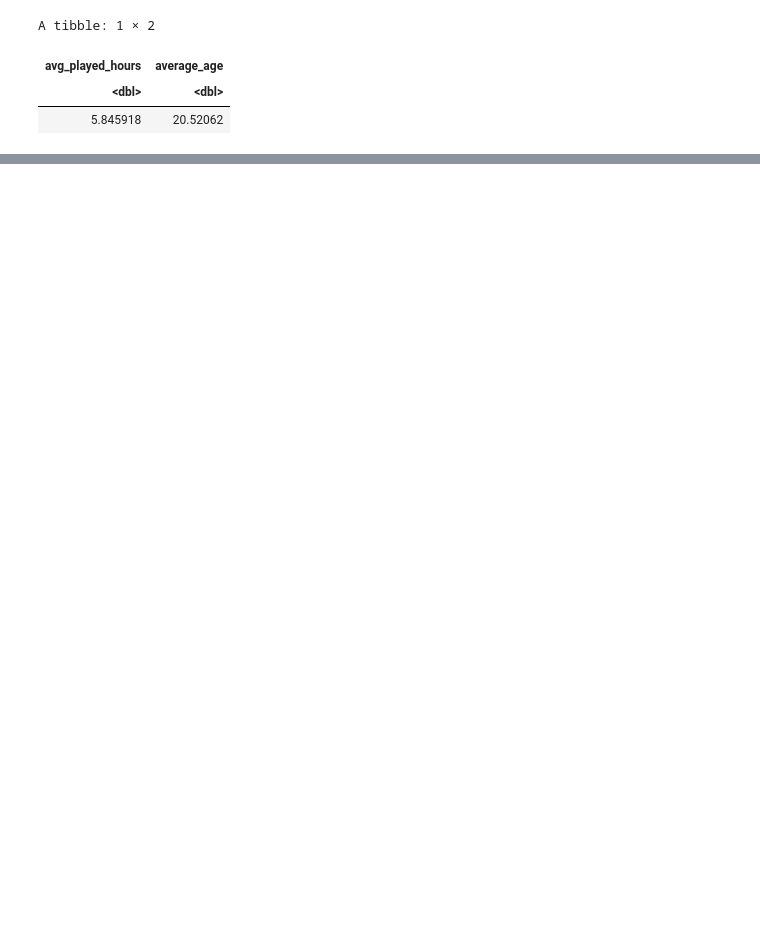
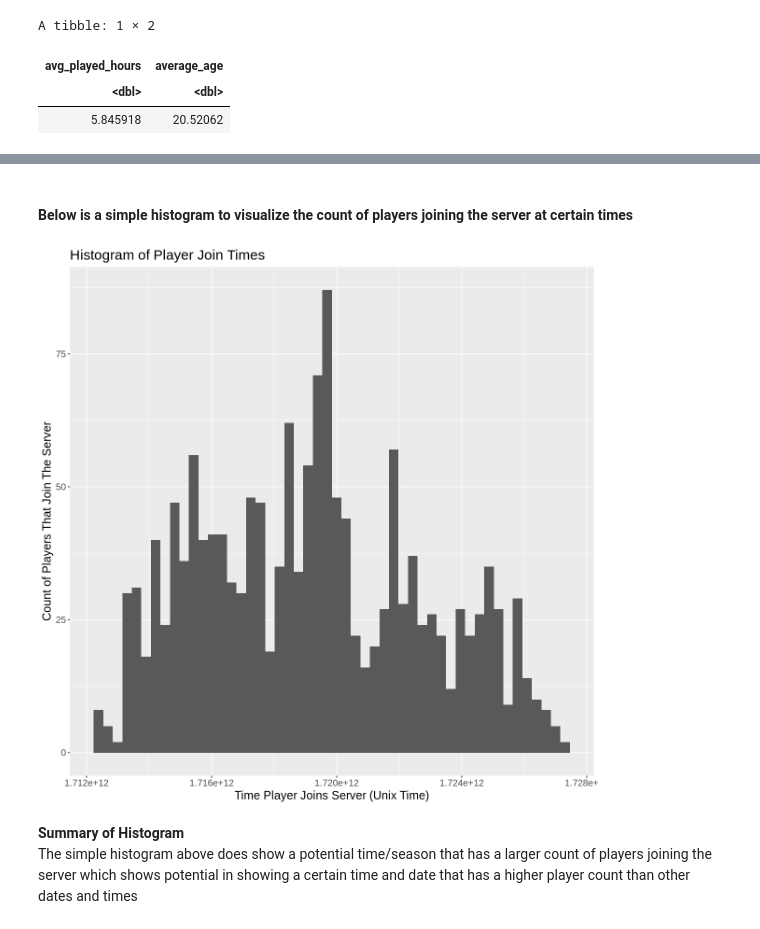
Before and after one commit to SamuelPastrami/DSCI-PROJECT-IND, a Jupyter notebook: DSCI-Individual Report.ipynb, the cells around one changed output, grey strips where cells are left out. Drawn from its saved outputs; the diff is of its cells as text; code cells hidden in the pictures; blank space fills up the shorter version.

```diff
--- a/DSCI-Individual Report.ipynb
+++ b/DSCI-Individual Report.ipynb
@@ -163,0 +229,18 @@ A tibble: 1 × 2
+# %% [markdown]
+#### Below is a simple histogram to visualize the count of players joining the server at certain times
+# %%
+### code for histogram visualization
+options(repr.plot.height = 10, repr.plot.width = 10)
+
+sessions_plot <- ggplot(sessions, aes(x = original_start_time)) +
+                 geom_histogram(bins = 50) +
+                 labs(x = "Time Player Joins Server (Unix Time)",
+                      y = "Count of Players That Join The Server") +
+                 theme(text = element_text(size = 15)) +
+                 ggtitle("Histogram of Player Join Times")
+sessions_plot
+# %% [output]
+[figure, new version]
+# %% [markdown]
+**Summary of Histogram** <br>
+The simple histogram above does show a potential time/season that has a larger count of players joining the server which shows potential in showing a certain time and date that has a higher player count than other dates and times
```
Also changed, not shown: parts of 16 cells of this notebook.
